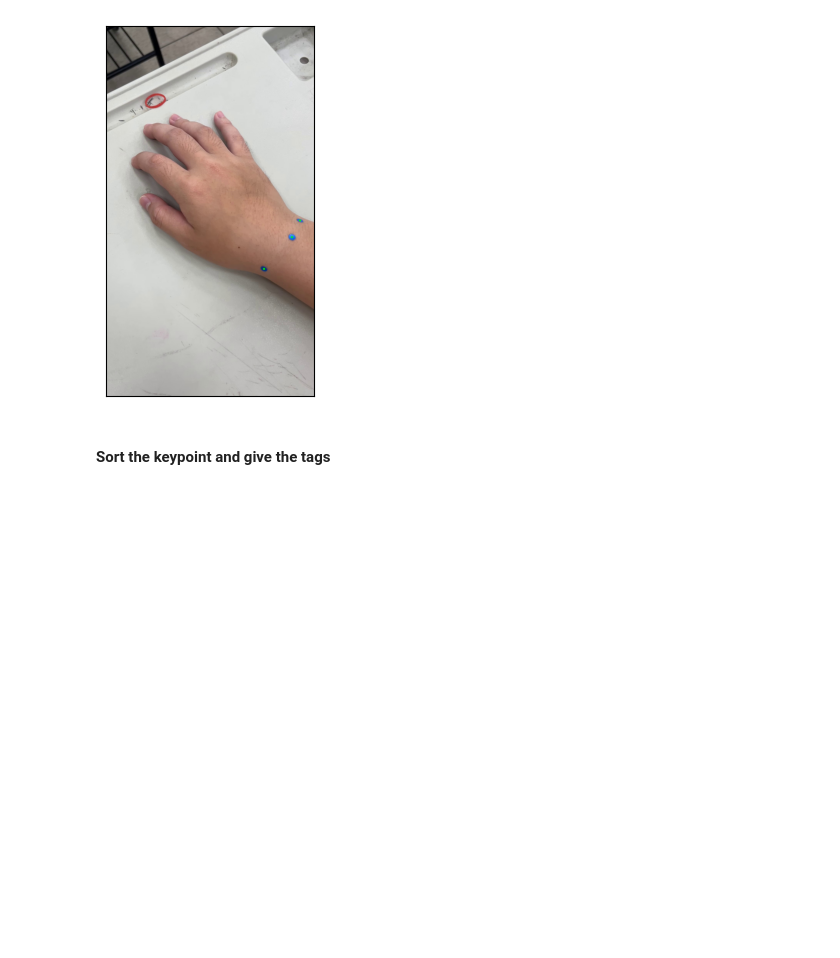
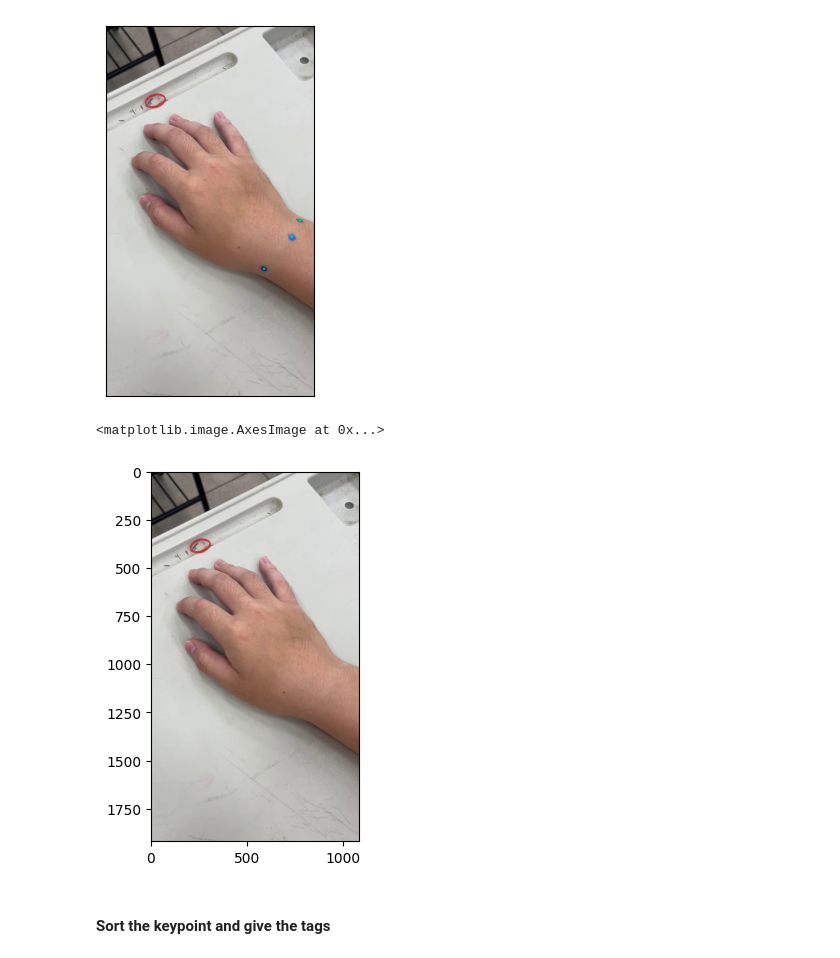
Before and after one commit to BirddWang/hands-acupoints-detection, a Jupyter notebook: tmp2.ipynb, the cells around one changed output. Drawn from its saved outputs; the diff is of its cells as text; code cells hidden in the pictures; blank space fills up the shorter version.

```diff
--- a/tmp2.ipynb
+++ b/tmp2.ipynb
@@ -50,6 +50,13 @@ plt.xticks([]), plt.yticks([])
 plt.show()
 # %% [output]
 [figure]
+# %%
+mask = cv2.GaussianBlur(mask, (15, 15), 0)
+restored_img = cv2.inpaint(img, mask, 20, cv2.INPAINT_TELEA)
+plt.imshow(restored_img[:,:,::-1])
+# %% [output]
+<matplotlib.image.AxesImage at 0x...>
+[figure, added]
 # %% [markdown]
 #### Sort the keypoint and give the tags
 # %%
```
Also changed, not shown: parts of 1 cell of this notebook.
